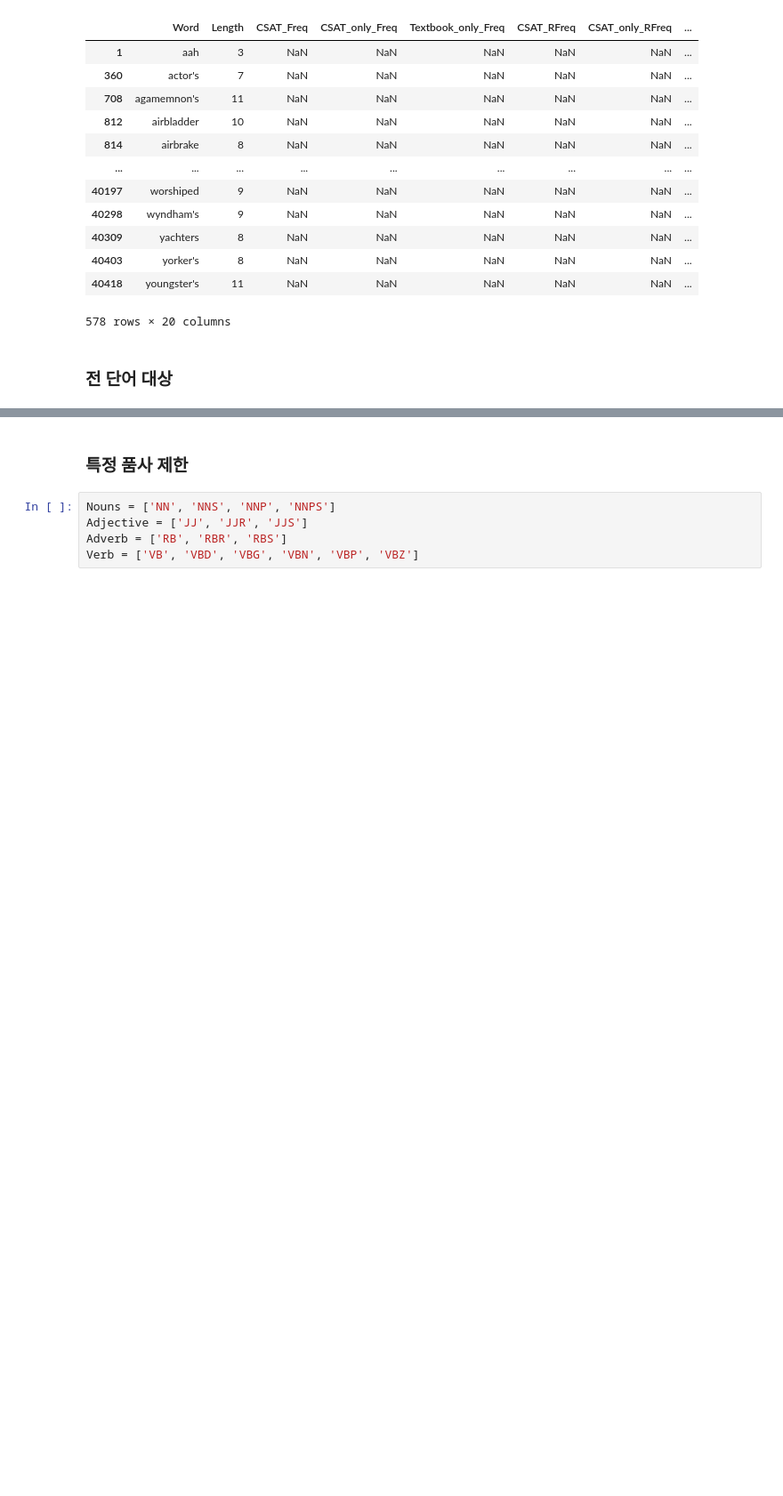
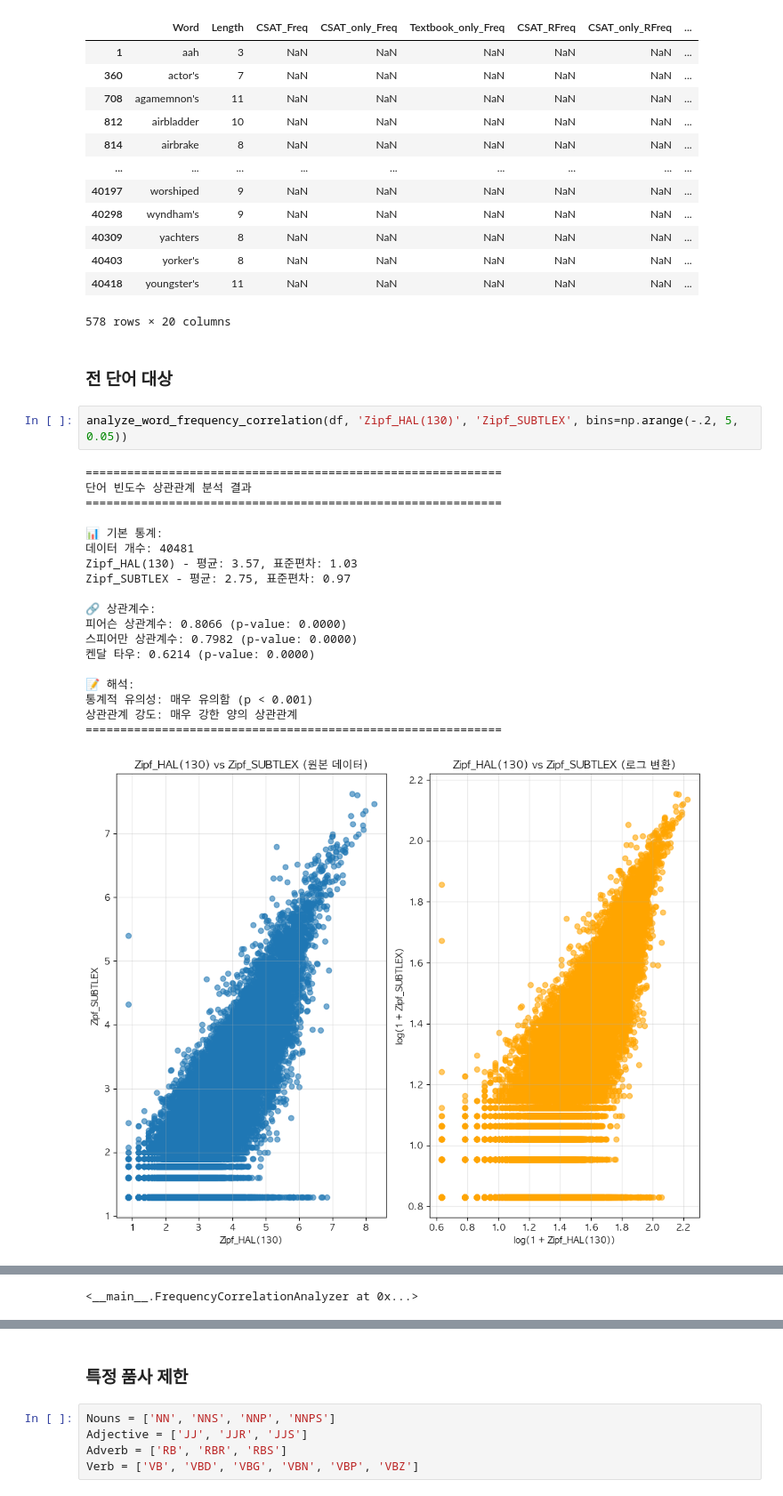
Before and after one commit to irregular6612/english-corpus-comparison, a Jupyter notebook: src/notebooks/correlation_analysis_example.ipynb, the cells around one changed output, grey strips where cells are left out. Shown at 89% size. Drawn from its saved outputs; the diff is of its cells as text; blank space fills up the shorter version.

```diff
--- a/src/notebooks/correlation_analysis_example.ipynb
+++ b/src/notebooks/correlation_analysis_example.ipynb
@@ -381,3 +841,25 @@ df[df['POS'].isna() == True]
 578 rows × 20 columns
 # %% [markdown]
 ### 전 단어 대상
+# %%
+analyze_word_frequency_correlation(df, 'Zipf_HAL(130)', 'Zipf_SUBTLEX', bins=np.arange(-.2, 5, 0.05))
+# %% [output]
+============================================================
+단어 빈도수 상관관계 분석 결과
+============================================================
+
+📊 기본 통계:
+데이터 개수: 40481
+Zipf_HAL(130) - 평균: 3.57, 표준편차: 1.03
+Zipf_SUBTLEX - 평균: 2.75, 표준편차: 0.97
+
+🔗 상관계수:
+피어슨 상관계수: 0.8066 (p-value: 0.0000)
+스피어만 상관계수: 0.7982 (p-value: 0.0000)
+켄달 타우: 0.6214 (p-value: 0.0000)
+
+📝 해석:
+통계적 유의성: 매우 유의함 (p < 0.001)
+상관관계 강도: 매우 강한 양의 상관관계
+============================================================
+[figure, added]
@@ -384 +868,2 @@ df[df['POS'].isna() == True]
+<__main__.FrequencyCorrelationAnalyzer at 0x...>
 # %%
```
Also changed, not shown: parts of 43 cells of this notebook, 3 other files.
